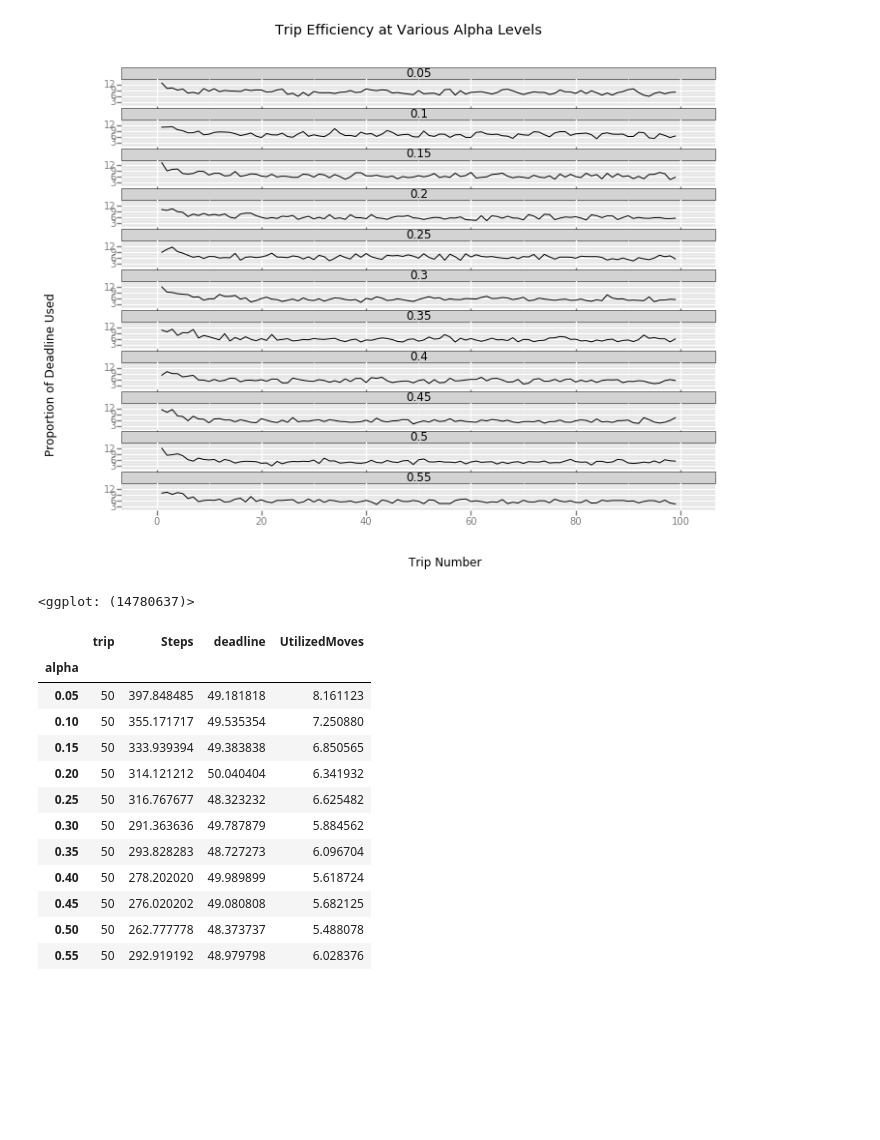
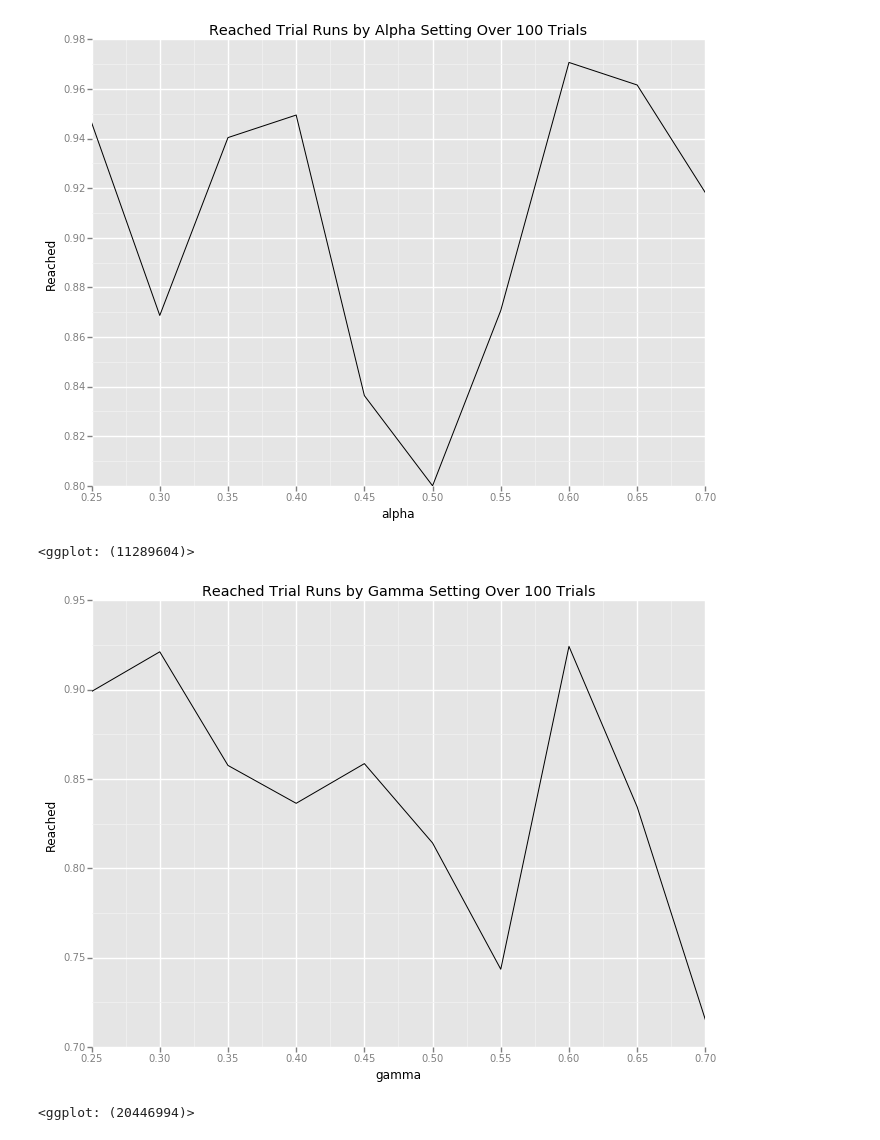
Before and after one commit to jank3/Machine-Learning-Engineer-Nanodegree, a Jupyter notebook: P4. Train a Smartcab/smartcab/smartcab/Performance Analysis.ipynb, the cells around one changed output. Saved outputs shown, nothing was run; the diff lists cells and outputs as text; code cells hidden in the pictures; blank space fills up the shorter version.

```diff
--- a/P4. Train a Smartcab/smartcab/smartcab/Performance Analysis.ipynb
+++ b/P4. Train a Smartcab/smartcab/smartcab/Performance Analysis.ipynb
@@ -43,29 +19,18 @@ df.groupby(['experiment','alpha','gamma','trip']).agg({'Steps':'sum','Error':'su
-# %%
-temp = df[df['experiment']=='alpha'].groupby(['trip','alpha']).agg({'deadline':'max','Steps':'sum'})
-temp['deadline']+=1
-temp['UtilizedMoves'] = temp.apply(lambda t: t['Steps']/(t['deadline']*1.0), axis=1)
-temp = temp.reset_index()
-temp
-ggplot(temp, aes(x='trip', y='UtilizedMoves')) + facet_grid('alpha') + geom_line() + ggtitle('Trip Efficiency at Various Alpha Levels') + xlab('Trip Number') + ylab('Proportion of Deadline Used')
-# %% [output]
-[figure, removed]
-<ggplot: (14780637)>
-# %%
-temp.groupby('alpha').mean()
-# %% [output]
-|  | trip | Steps | deadline | UtilizedMoves |
-| alpha |  |  |  |  |
-| 0.05 | 50 | 397.848485 | 49.181818 | 8.161123 |
-| 0.10 | 50 | 355.171717 | 49.535354 | 7.250880 |
-| 0.15 | 50 | 333.939394 | 49.383838 | 6.850565 |
-| 0.20 | 50 | 314.121212 | 50.040404 | 6.341932 |
-| 0.25 | 50 | 316.767677 | 48.323232 | 6.625482 |
-| 0.30 | 50 | 291.363636 | 49.787879 | 5.884562 |
-| 0.35 | 50 | 293.828283 | 48.727273 | 6.096704 |
-| 0.40 | 50 | 278.202020 | 49.989899 | 5.618724 |
-| 0.45 | 50 | 276.020202 | 49.080808 | 5.682125 |
-| 0.50 | 50 | 262.777778 | 48.373737 | 5.488078 |
-| 0.55 | 50 | 292.919192 | 48.979798 | 6.028376 |
+# %%
+temp = df.groupby(['experiment','alpha','gamma'])['Reached','Failed','Trial'].sum()
+temp=temp.reset_index()
+temp['Reached'] = temp['Reached']/temp['Trial']
+a = temp[temp['experiment']=='alpha']
+g = temp[temp['experiment']=='gamma']
+p = ggplot(a, aes(x='alpha',y='Reached')) + geom_line() + ggtitle('Reached Trial Runs by Alpha Setting Over 100 Trials')
+print(p)
+p = ggplot(g, aes(x='gamma',y='Reached')) + geom_line() + ggtitle('Reached Trial Runs by Gamma Setting Over 100 Trials')
+print(p)
+# %% [output]
+[figure, added]
+<ggplot: (11289604)>
+[figure, added]
+<ggplot: (20446994)>
 # %%
 temp = df[df['experiment']=='gamma'].groupby(['trip','gamma']).agg({'deadline':'max','Steps':'sum'})
 temp['deadline']+=1
```
Also changed, not shown: parts of 10 cells of this notebook, 4 other files.
